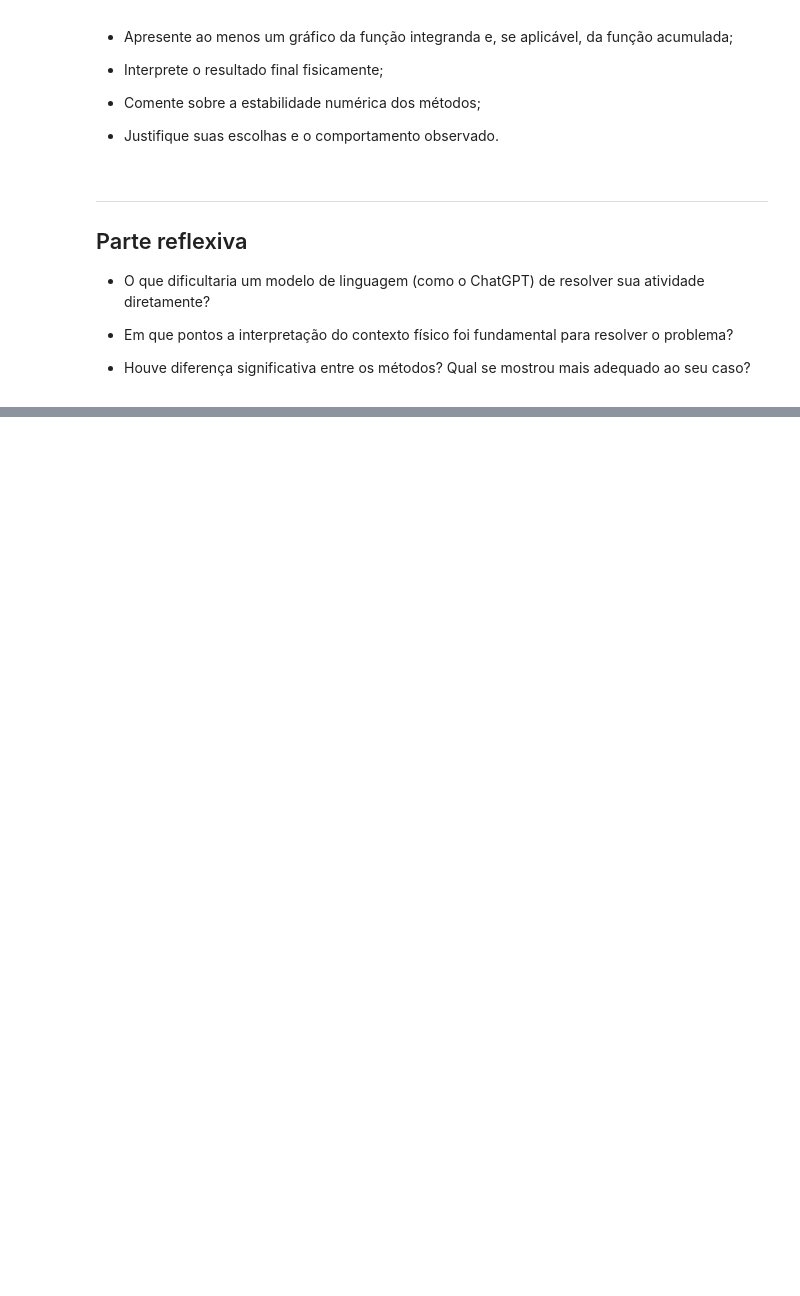
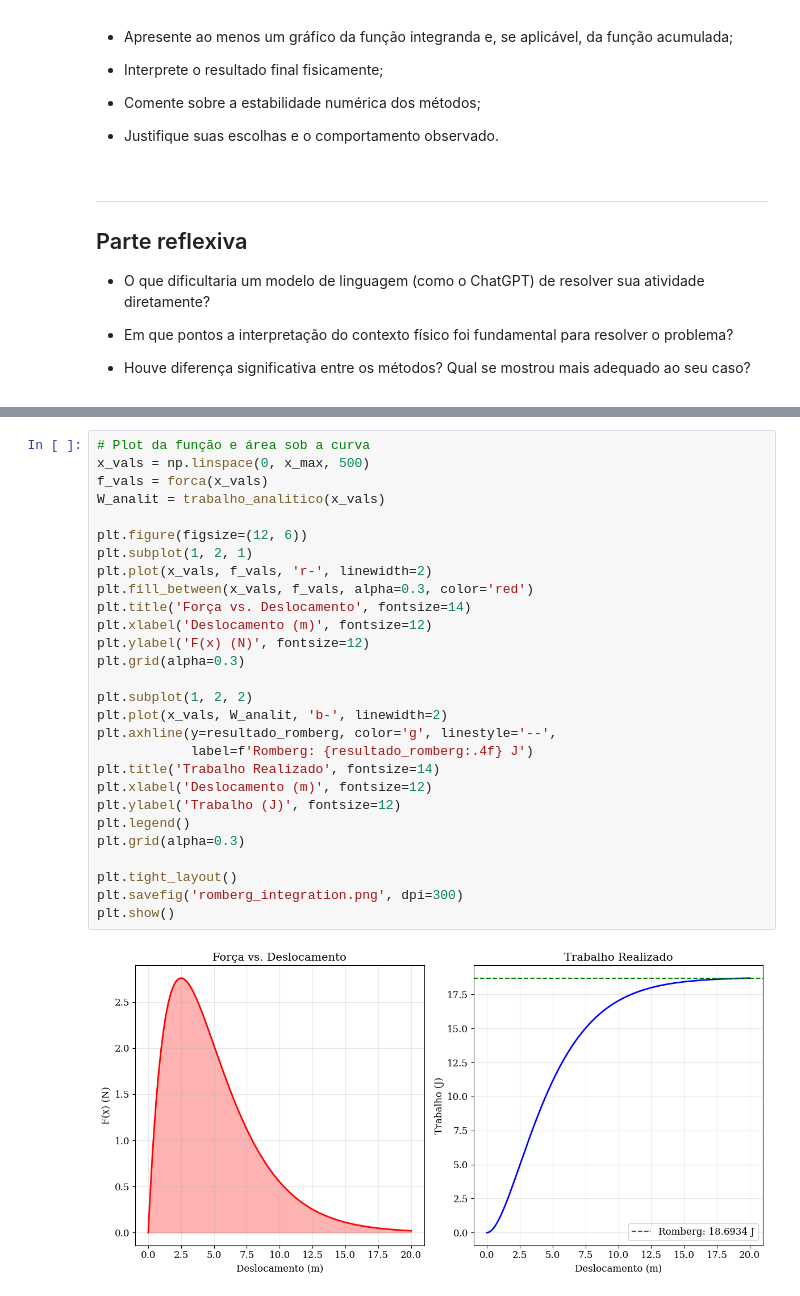
Before and after one commit to vinanit/Atividade-7-Fisica-Computacional, a Jupyter notebook: Av7.ipynb, the cells around one changed output, grey strips where cells are left out. Cells and saved outputs as stored; diff of their text form; blank space fills up the shorter version.

```diff
--- a/Av7.ipynb
+++ b/Av7.ipynb
@@ -968,0 +990,30 @@ ValueError: The truth value of an array with more than one element is ambiguous.
+# %%
+# Plot da função e área sob a curva
+x_vals = np.linspace(0, x_max, 500)
+f_vals = forca(x_vals)
+W_analit = trabalho_analitico(x_vals)
+
+plt.figure(figsize=(12, 6))
+plt.subplot(1, 2, 1)
+plt.plot(x_vals, f_vals, 'r-', linewidth=2)
+plt.fill_between(x_vals, f_vals, alpha=0.3, color='red')
+plt.title('Força vs. Deslocamento', fontsize=14)
+plt.xlabel('Deslocamento (m)', fontsize=12)
+plt.ylabel('F(x) (N)', fontsize=12)
+plt.grid(alpha=0.3)
+
+plt.subplot(1, 2, 2)
+plt.plot(x_vals, W_analit, 'b-', linewidth=2)
+plt.axhline(y=resultado_romberg, color='g', linestyle='--',
+            label=f'Romberg: {resultado_romberg:.4f} J')
+plt.title('Trabalho Realizado', fontsize=14)
+plt.xlabel('Deslocamento (m)', fontsize=12)
+plt.ylabel('Trabalho (J)', fontsize=12)
+plt.legend()
+plt.grid(alpha=0.3)
+
+plt.tight_layout()
+plt.savefig('romberg_integration.png', dpi=300)
+plt.show()
+# %% [output]
+[figure, added]
```
Also changed, not shown: parts of 19 cells of this notebook, 4 other files.
